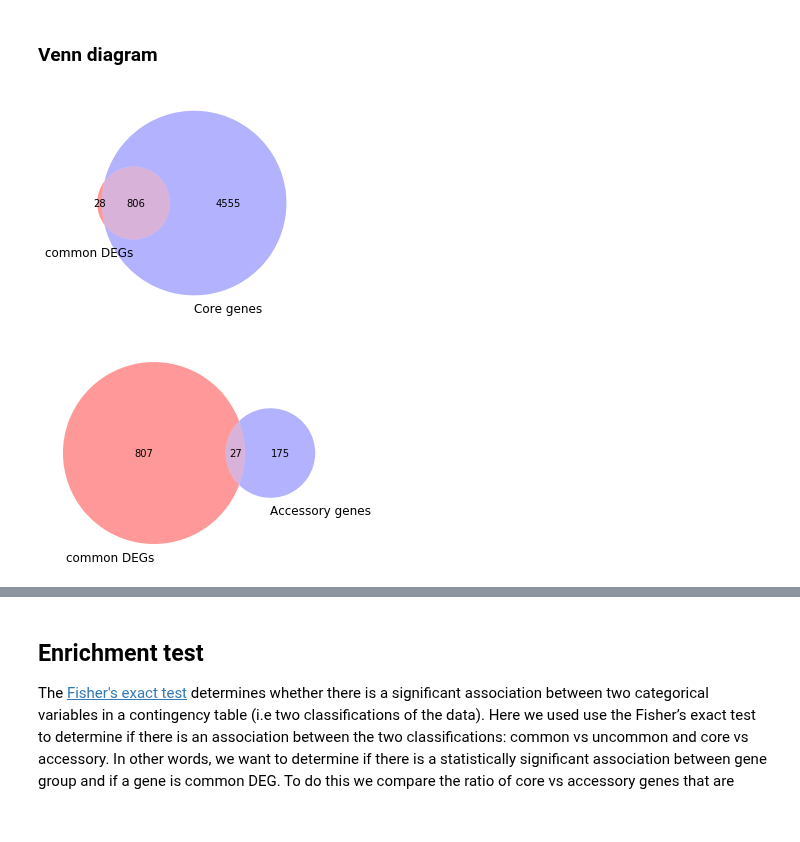
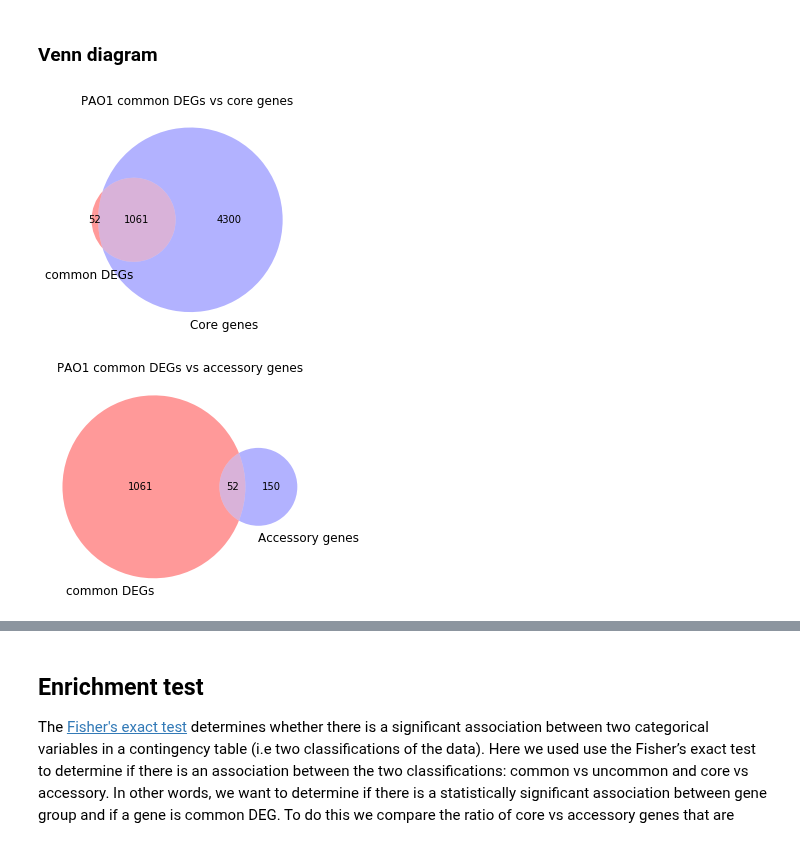
Before and after one commit to greenelab/core-accessory-interactome, a Jupyter notebook: 3_common_genes_analysis/1_common_DEGs_and_gene_groups.ipynb, the cells around one changed output, grey strips where cells are left out. Drawn from its saved outputs; the diff is of its cells as text; code cells hidden in the pictures.

Commit message:
update common DEG analysis using vae trained on rnaseq data

```diff
--- a/3_common_genes_analysis/1_common_DEGs_and_gene_groups.ipynb
+++ b/3_common_genes_analysis/1_common_DEGs_and_gene_groups.ipynb
@@ -23,6 +25,13 @@ examples.directory is deprecated; in the future, examples will be found relative
 # %%
-# Read in SOPHIE identified common DEGs (PAO1 gene ids)
-common_DEGs_filename = paths.COMMON_DEGS
+# Load summary statistics generated by SOPHIE using the PAO1 and PA
+pao1_common_DEGs_filename = paths.COMMON_DEGS_PAO1
+pa14_common_DEGs_filename = paths.COMMON_DEGS_PA14
 
-common_DEGs = pd.read_csv(common_DEGs_filename, sep="\t", index_col=0, header=0)
+
+pao1_SOPHIE_stats = pd.read_csv(
+    pao1_common_DEGs_filename, sep="\t", index_col=0, header=0
+)
+pa14_SOPHIE_stats = pd.read_csv(
+    pa14_common_DEGs_filename, sep="\t", index_col=0, header=0
+)
 # %%
@@ -42,3 +59,12 @@ common_DEGs = common_DEGs.set_index("gene id")
+# %%
+# Get common DEGs (i.e. those that have a percentile above 80)
+# Note: these are genes identified as commonly DE by SOPHIE, we don't have a manual reference
+pao1_common_DEGs = pao1_SOPHIE_stats[
+    pao1_SOPHIE_stats["Percentile (simulated)"] >= 80
+].index
+pa14_common_DEGs = pa14_SOPHIE_stats[
+    pa14_SOPHIE_stats["Percentile (simulated)"] >= 80
+].index
 # %% [markdown]
 ### Get core/accessory annotations
 # %%
@@ -111,6 +119,6 @@ common_DEGs_label
 # %% [markdown]
 ### Venn diagram
 # %%
-common_DEGs_set = set(common_DEGs.index)
+pao1_common_DEGs_set = set(pao1_common_DEGs)
 pao1_core_set = set(pao1_core)
 pao1_acc_set = set(pao1_acc)
@@ -117,41 +129,45 @@ pao1_acc_set = set(pao1_acc)
 # %%
-core_common_venn = venn2(
-    [common_DEGs_set, pao1_core_set], set_labels=("common DEGs", "Core genes")
+pao1_core_common_venn = venn2(
+    [pao1_common_DEGs_set, pao1_core_set], set_labels=("common DEGs", "Core genes")
 )
 
-core_common_venn.get_patch_by_id("11").set_color("purple")
-core_common_venn.get_patch_by_id("11").set_edgecolor("none")
-core_common_venn.get_patch_by_id("11").set_alpha(0.3)
-core_common_venn.get_patch_by_id("01").set_color("blue")
-core_common_venn.get_patch_by_id("01").set_edgecolor("none")
-core_common_venn.get_patch_by_id("01").set_alpha(0.3)
+pao1_core_common_venn.get_patch_by_id("11").set_color("purple")
+pao1_core_common_venn.get_patch_by_id("11").set_edgecolor("none")
+pao1_core_common_venn.get_patch_by_id("11").set_alpha(0.3)
+pao1_core_common_venn.get_patch_by_id("01").set_color("blue")
+pao1_core_common_venn.get_patch_by_id("01").set_edgecolor("none")
+pao1_core_common_venn.get_patch_by_id("01").set_alpha(0.3)
+
+plt.title("PAO1 common DEGs vs core genes")
 
 # Save figure
 matplotlib.pyplot.savefig(
-    "common_core_venn.svg",
+    "pao1_common_core_venn.svg",
     format="svg",
     bbox_inches="tight",
     transparent=True,
     pad_inches=0,
     dpi=300,
 )
 # %% [output]
-[figure, old version]
+[figure, new version]
 # %%
-acc_common_venn = venn2(
-    [common_DEGs_set, pao1_acc_set], set_labels=("common DEGs", "Accessory genes")
+pao1_acc_common_venn = venn2(
+    [pao1_common_DEGs_set, pao1_acc_set], set_labels=("common DEGs", "Accessory genes")
 )
 
-acc_common_venn.get_patch_by_id("11").set_color("purple")
-acc_common_venn.get_patch_by_id("11").set_edgecolor("none")
-acc_common_venn.get_patch_by_id("11").set_alpha(0.3)
-acc_common_venn.get_patch_by_id("01").set_color("blue")
-acc_common_venn.get_patch_by_id("01").set_edgecolor("none")
-acc_common_venn.get_patch_by_id("01").set_alpha(0.3)
+pao1_acc_common_venn.get_patch_by_id("11").set_color("purple")
+pao1_acc_common_venn.get_patch_by_id("11").set_edgecolor("none")
+pao1_acc_common_venn.get_patch_by_id("11").set_alpha(0.3)
+pao1_acc_common_venn.get_patch_by_id("01").set_color("blue")
+pao1_acc_common_venn.get_patch_by_id("01").set_edgecolor("none")
+pao1_acc_common_venn.get_patch_by_id("01").set_alpha(0.3)
+
+plt.title("PAO1 common DEGs vs accessory genes")
 
 # Save figure
 matplotlib.pyplot.savefig(
-    "common_acc_venn.svg",
+    "pao1_common_acc_venn.svg",
     format="svg",
     bbox_inches="tight",
     transparent=True,
@@ -159,4 +175,4 @@ matplotlib.pyplot.savefig(
     dpi=300,
 )
 # %% [output]
-[figure, old version]
+[figure, new version]
```
Also changed, not shown: parts of 23 cells of this notebook, 7 other files.
